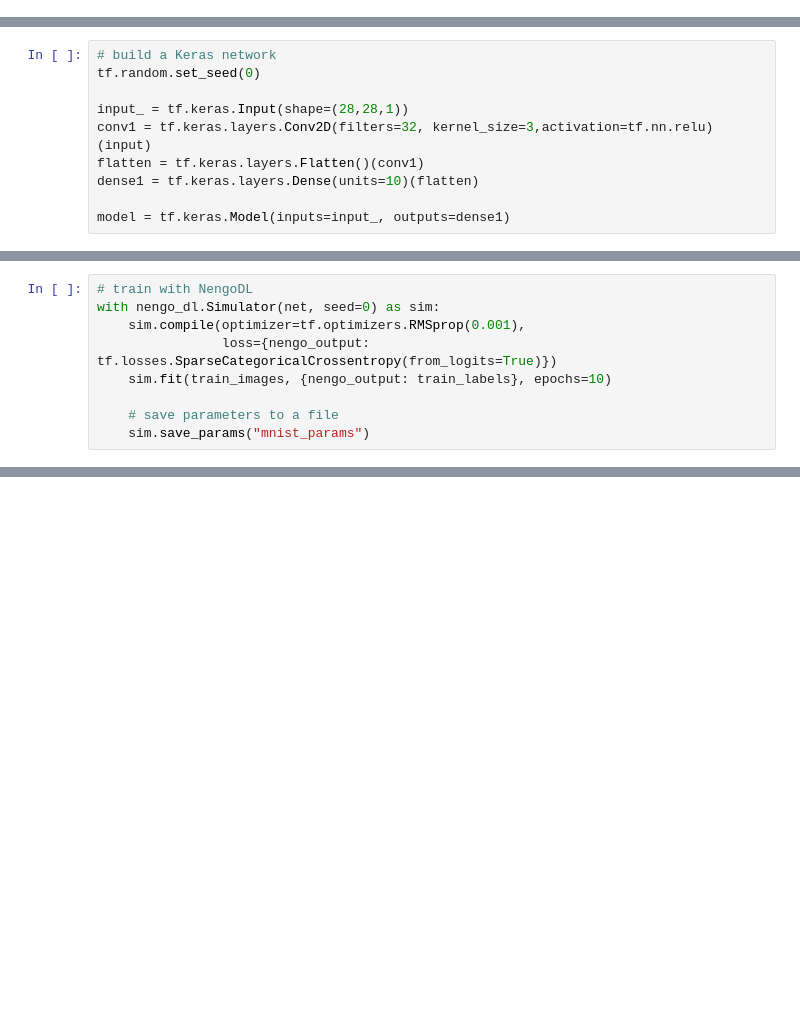
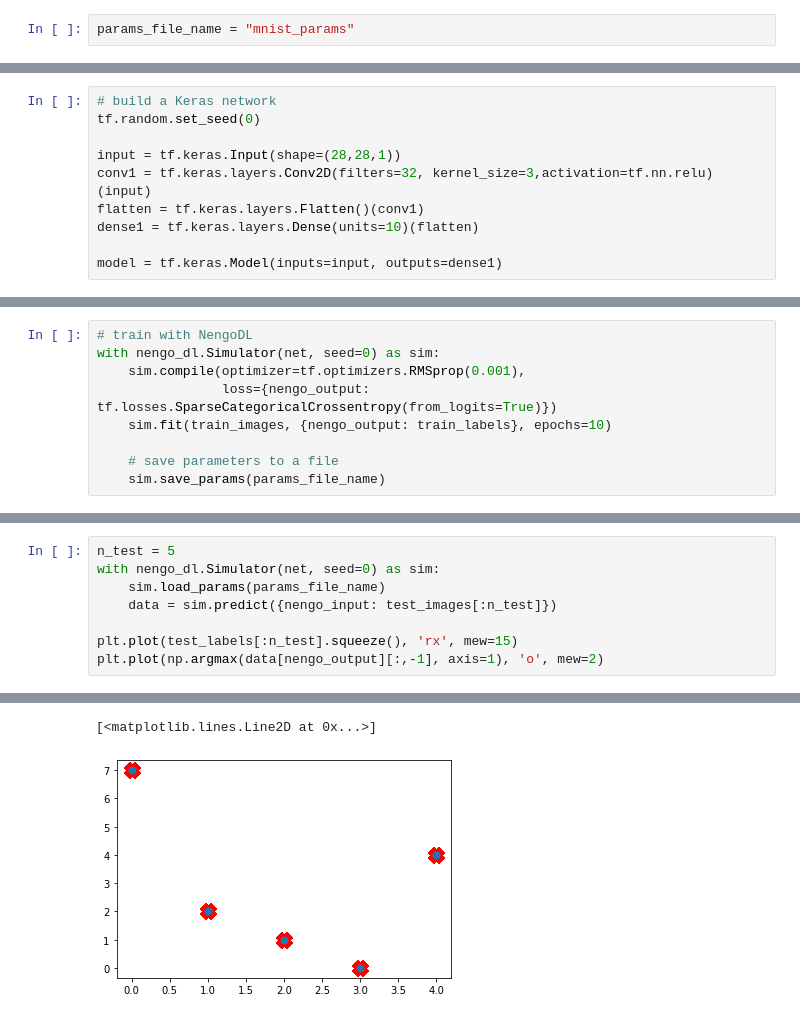
Before and after one commit to KasiaKozdon/nengo_models, a Jupyter notebook: keras_to_nengo.ipynb, the cells around one changed output, grey strips where cells are left out. Saved outputs shown, nothing was run; the diff lists cells and outputs as text; blank space fills up the shorter version.

Commit message:
Unoptimised spiking Nengo network created from a Keras network.

```diff
--- a/keras_to_nengo.ipynb
+++ b/keras_to_nengo.ipynb
@@ -10,6 +11,8 @@ import numpy as np
 import tensorflow as tf
 
 import utils
+# %%
+params_file_name = "mnist_params"
 # %%
 # load MNIST data
 
@@ -26,10 +26,10 @@ Downloading data from https://storage.googleapis.com/tensorflow/tf-keras-dataset
 # build a Keras network
 tf.random.set_seed(0)
 
-input_ = tf.keras.Input(shape=(28,28,1))
+input = tf.keras.Input(shape=(28,28,1))
 conv1 = tf.keras.layers.Conv2D(filters=32, kernel_size=3,activation=tf.nn.relu)(input)
 flatten = tf.keras.layers.Flatten()(conv1)
 dense1 = tf.keras.layers.Dense(units=10)(flatten)
 
-model = tf.keras.Model(inputs=input_, outputs=dense1)
+model = tf.keras.Model(inputs=input, outputs=dense1)
 # %%
@@ -46,6 +46,6 @@ with nengo_dl.Simulator(net, seed=0) as sim:
     sim.fit(train_images, {nengo_output: train_labels}, epochs=10)
 
     # save parameters to a file
-    sim.save_params("mnist_params")
+    sim.save_params(params_file_name)
 # %% [output]
 Build finished in 0:00:00
@@ -67,0 +58,9 @@ Epoch 7/10
+# %%
+n_test = 5
+with nengo_dl.Simulator(net, seed=0) as sim:
+    sim.load_params(params_file_name)
+    data = sim.predict({nengo_input: test_images[:n_test]})
+
+plt.plot(test_labels[:n_test].squeeze(), 'rx', mew=15)
+plt.plot(np.argmax(data[nengo_output][:,-1], axis=1), 'o', mew=2)
+# %% [output]
@@ -67,0 +71,2 @@ Epoch 7/10
+[<matplotlib.lines.Line2D at 0x...>]
+[figure, added]
```
Also changed, not shown: parts of 14 cells of this notebook, 2 other files.
